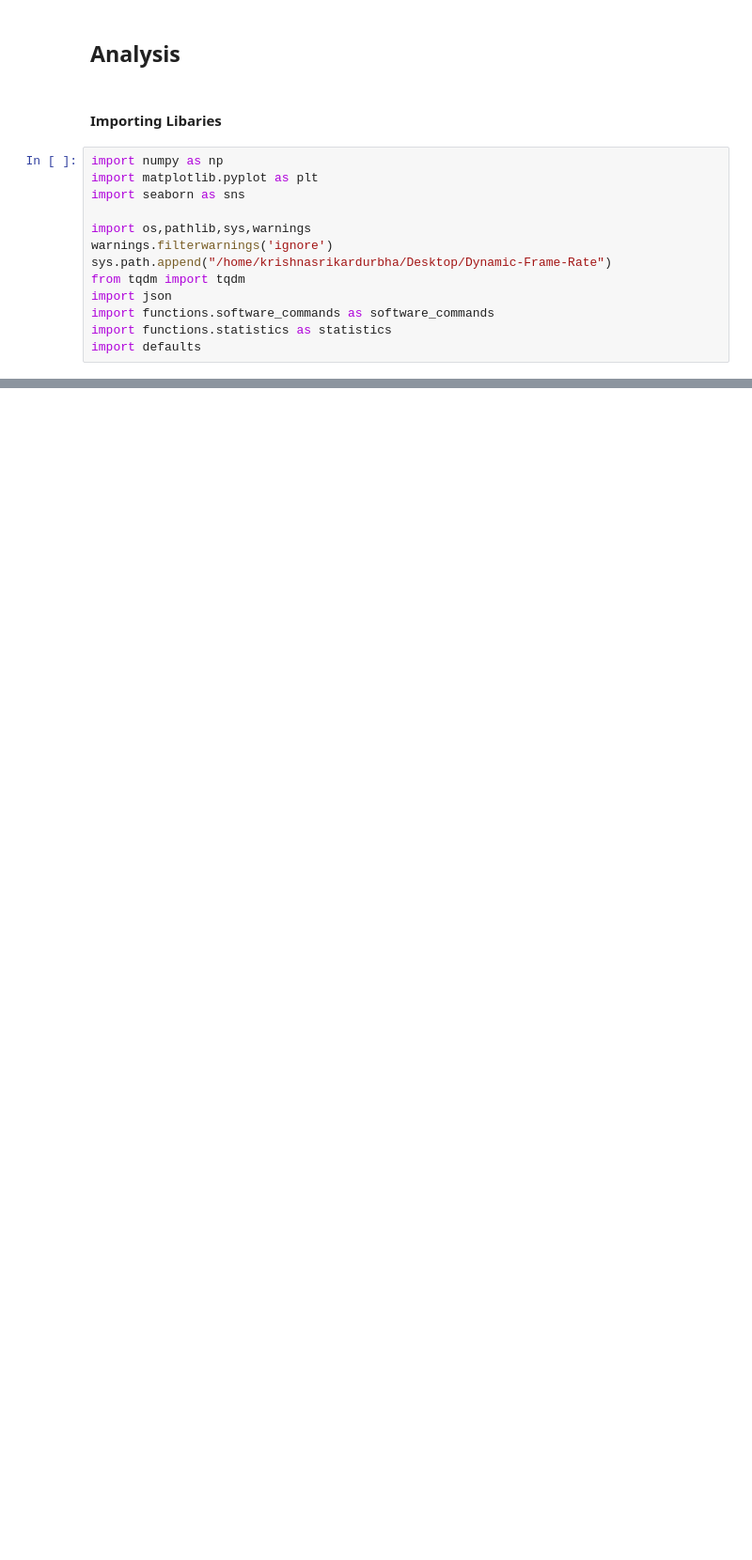
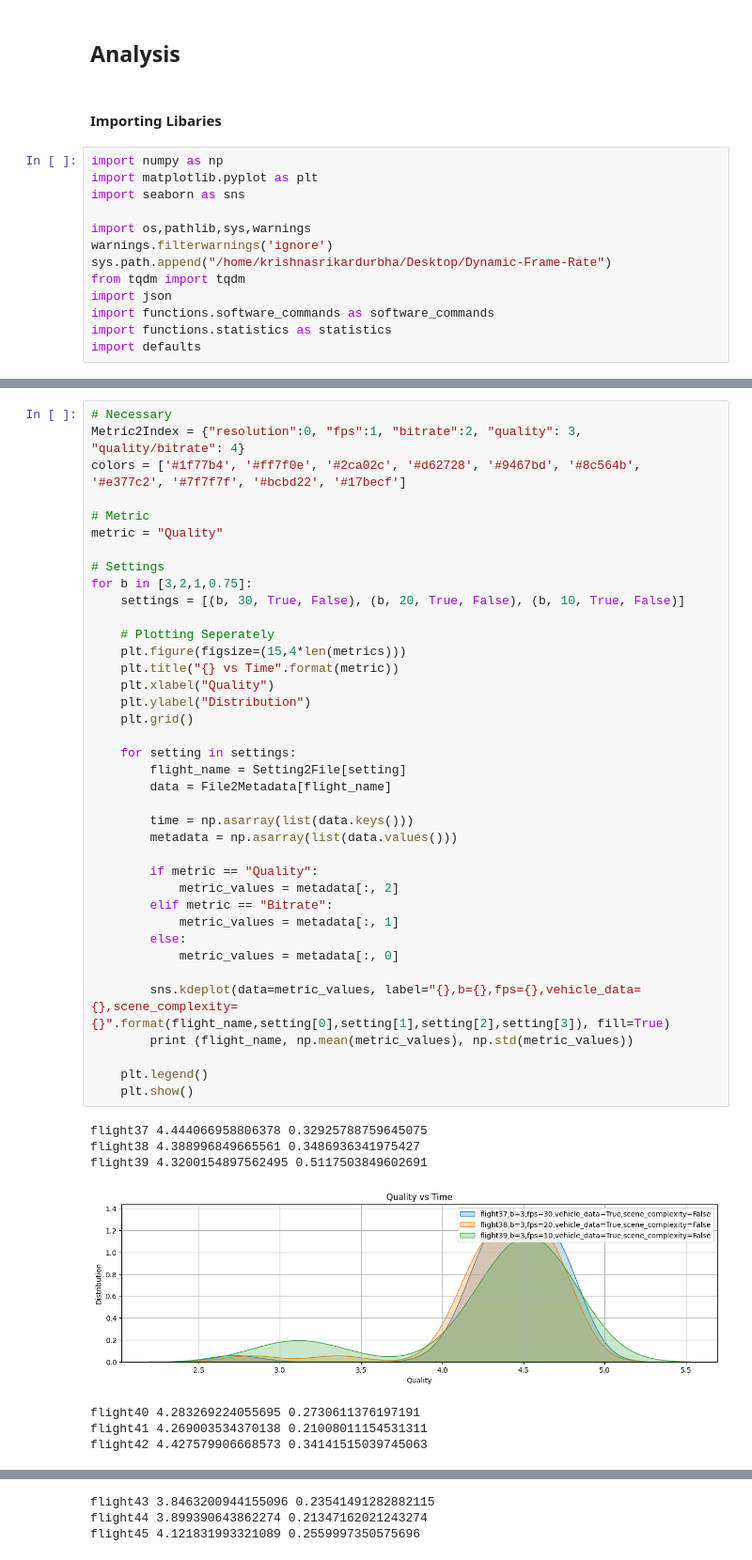
Before and after one commit to krishna-durbha-skydio/Dynamic-Frame-Rate, a Jupyter notebook: statistics/video_quality_analysis.ipynb, the cells around one changed output, grey strips where cells are left out. Shown at 94% size. Drawn from its saved outputs; the diff is of its cells as text; blank space fills up the shorter version.

```diff
--- a/statistics/video_quality_analysis.ipynb
+++ b/statistics/video_quality_analysis.ipynb
@@ -179,0 +127,46 @@ for filenum in [1,2,3]:
+# %%
+# Necessary
+Metric2Index = {"resolution":0, "fps":1, "bitrate":2, "quality": 3, "quality/bitrate": 4}
+colors = ['#1f77b4', '#ff7f0e', '#2ca02c', '#d62728', '#9467bd', '#8c564b', '#e377c2', '#7f7f7f', '#bcbd22', '#17becf']
+
+# Metric
+metric = "Quality"
+
+# Settings
+for b in [3,2,1,0.75]:
+    settings = [(b, 30, True, False), (b, 20, True, False), (b, 10, True, False)]
+
+    # Plotting Seperately
+    plt.figure(figsize=(15,4*len(metrics)))
+    plt.title("{} vs Time".format(metric))
+    plt.xlabel("Quality")
+    plt.ylabel("Distribution")
+    plt.grid()
+
+    for setting in settings:
+        flight_name = Setting2File[setting]
+        data = File2Metadata[flight_name]
+
+        time = np.asarray(list(data.keys()))
+        metadata = np.asarray(list(data.values()))
+
+        if metric == "Quality":
+            metric_values = metadata[:, 2]
+        elif metric == "Bitrate":
+            metric_values = metadata[:, 1]
+        else:
+            metric_values = metadata[:, 0]
+
+        sns.kdeplot(data=metric_values, label="{},b={},fps={},vehicle_data={},scene_complexity={}".format(flight_name,setting[0],setting[1],setting[2],setting[3]), fill=True)
+        print (flight_name, np.mean(metric_values), np.std(metric_values))
+
+    plt.legend()
+    plt.show()
+# %% [output]
+flight37 4.444066958806378 0.32925788759645075
+flight38 4.388996849665561 0.3486936341975427
+flight39 4.3200154897562495 0.5117503849602691
+[figure, added]
+flight40 4.283269224055695 0.2730611376197191
+flight41 4.269003534370138 0.21008011154531311
+flight42 4.427579906668573 0.34141515039745063
@@ -179,0 +174,3 @@ for filenum in [1,2,3]:
+flight43 3.8463200944155096 0.23541491282882115
+flight44 3.899390643862274 0.21347162021243274
+flight45 4.121831993321089 0.2559997350575696
```
Also changed, not shown: parts of 13 cells of this notebook, 7 other files.
